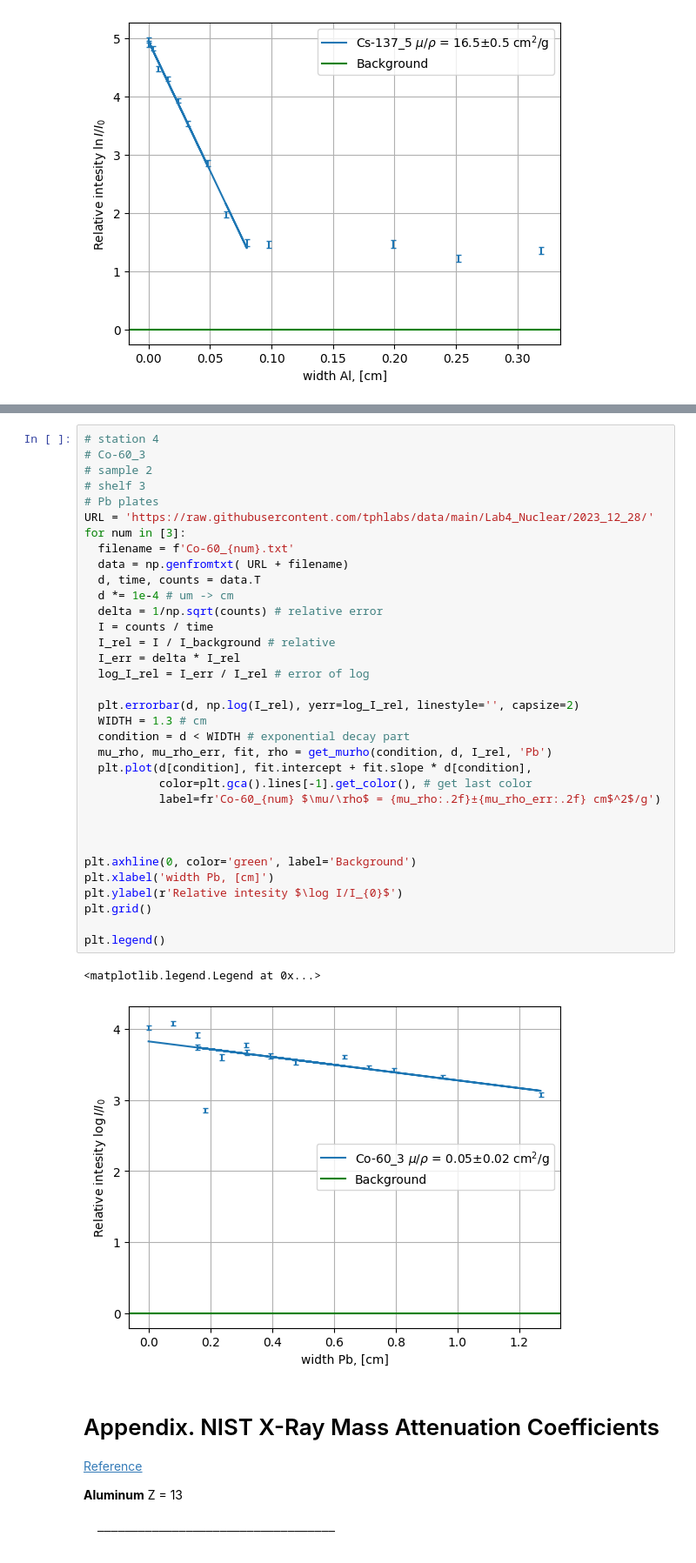
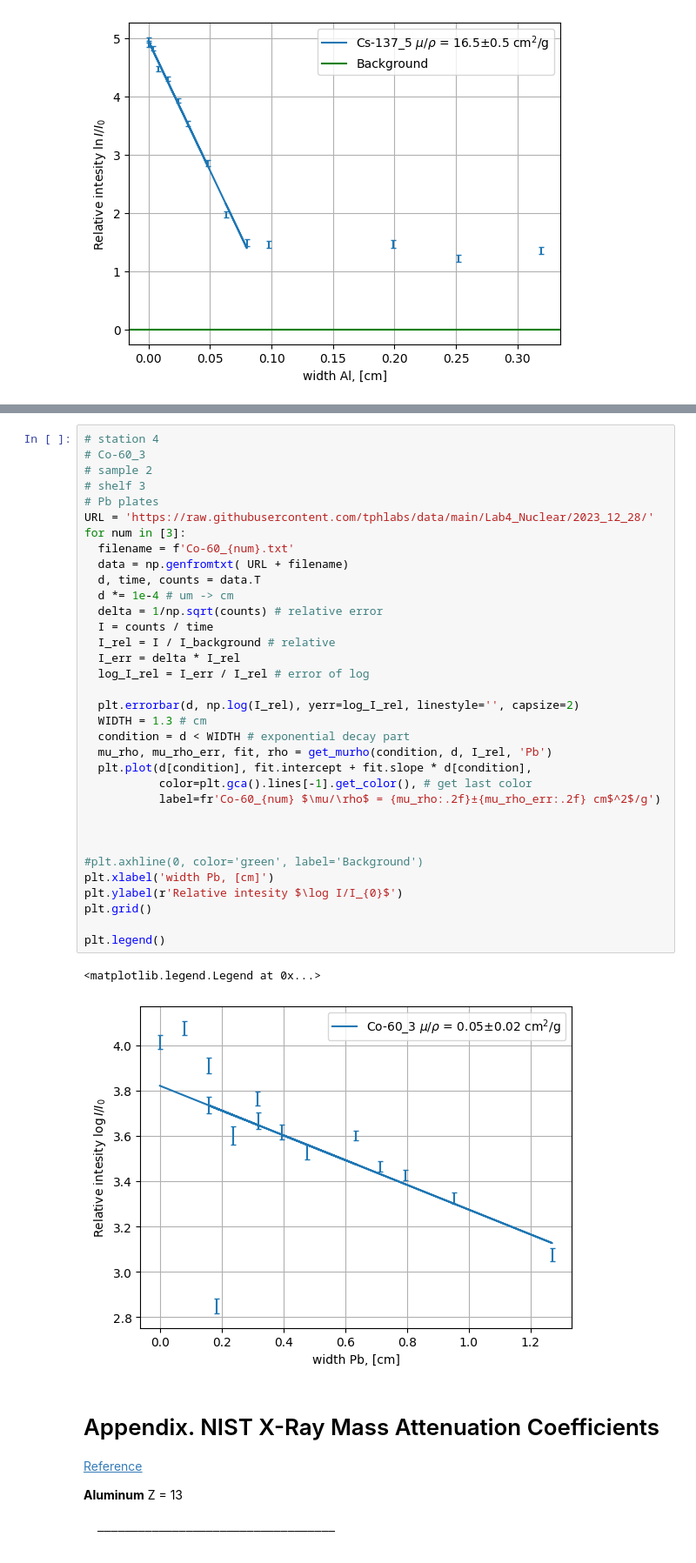
Before and after one commit to evgeny-kolonsky/Lab4_Nuclear, a Jupyter notebook: Lab4_beta_attenuation.ipynb, the cells around one changed output, grey strips where cells are left out. Shown at 87% size. Drawn from its saved outputs; the diff is of its cells as text.

Commit message:
Co-60 background removed

```diff
--- a/Lab4_beta_attenuation.ipynb
+++ b/Lab4_beta_attenuation.ipynb
@@ -224,35 +224,35 @@ One sample [data](https://github.com/tphlabs/data/blob/main/Lab4_Nuclear/2023_12
 # Pb plates
 URL = 'https://raw.githubusercontent.com/tphlabs/data/main/Lab4_Nuclear/2023_12_28/'
 for num in [3]:
   filename = f'Co-60_{num}.txt'
   data = np.genfromtxt( URL + filename)
   d, time, counts = data.T
   d *= 1e-4 # um -> cm
   delta = 1/np.sqrt(counts) # relative error
   I = counts / time
   I_rel = I / I_background # relative
   I_err = delta * I_rel
   log_I_rel = I_err / I_rel # error of log
 
   plt.errorbar(d, np.log(I_rel), yerr=log_I_rel, linestyle='', capsize=2)
   WIDTH = 1.3 # cm
   condition = d < WIDTH # exponential decay part
   mu_rho, mu_rho_err, fit, rho = get_murho(condition, d, I_rel, 'Pb')
   plt.plot(d[condition], fit.intercept + fit.slope * d[condition],
            color=plt.gca().lines[-1].get_color(), # get last color
            label=fr'Co-60_{num} $\mu/\rho$ = {mu_rho:.2f}±{mu_rho_err:.2f} cm$^2$/g')
 
 
 
-plt.axhline(0, color='green', label='Background')
+#plt.axhline(0, color='green', label='Background')
 plt.xlabel('width Pb, [cm]')
 plt.ylabel(r'Relative intesity $\log I/I_{0}$')
 plt.grid()
 
 plt.legend()
 # %% [output]
 <matplotlib.legend.Legend at 0x...>
-[figure, old version]
+[figure, new version]
 # %% [markdown]
 # Appendix. NIST X-Ray Mass Attenuation Coefficients
 
```
Also changed, not shown: parts of 2 cells of this notebook.
